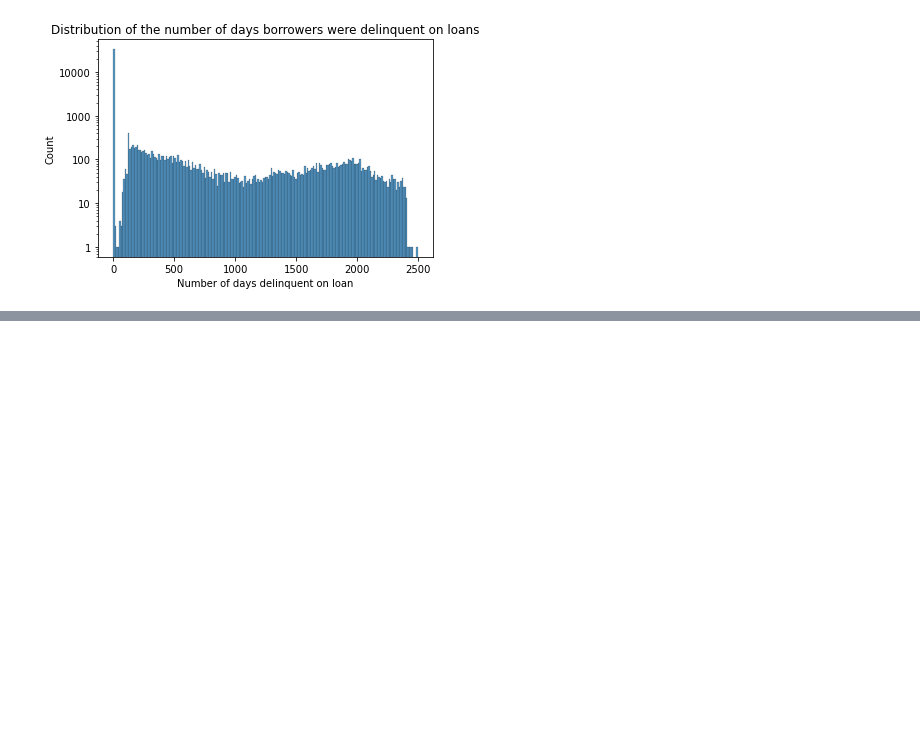
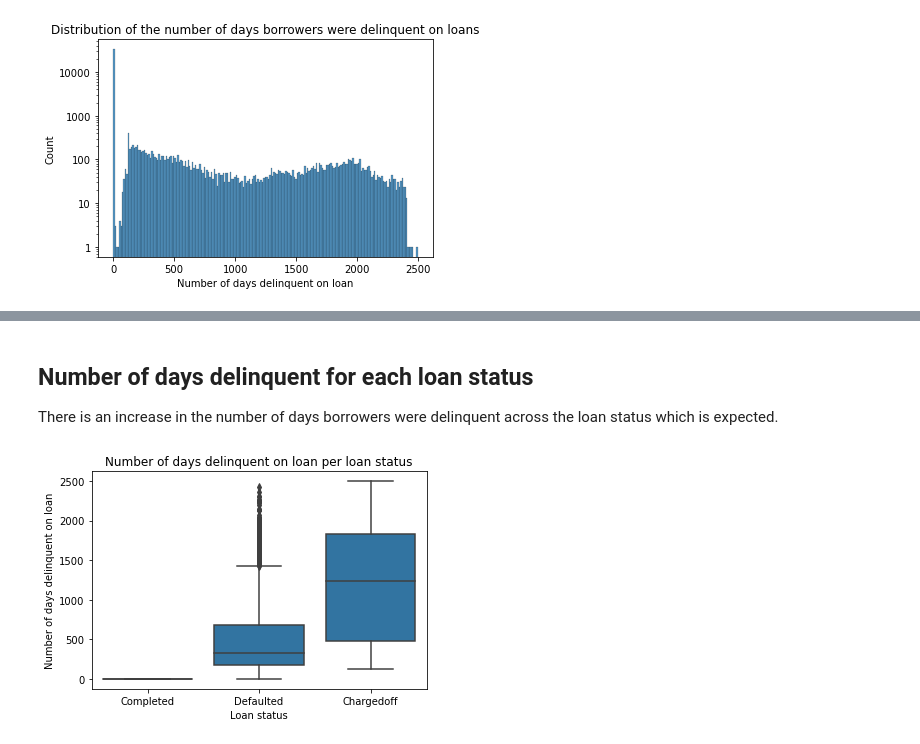
Before and after one commit to cnikoro/prosper_loan_eda, a Jupyter notebook: Part_II_slide_deck_template.ipynb, the cells around one changed output, grey strips where cells are left out. Saved outputs shown, nothing was run; the diff lists cells and outputs as text; code cells hidden in the pictures; blank space fills up the shorter version.

```diff
--- a/Part_II_slide_deck_template.ipynb
+++ b/Part_II_slide_deck_template.ipynb
@@ -220,0 +195,15 @@ sns.boxplot(data=loan_sub_data, x='LoanStatus', y='LoanPrincipalOutstanding')
+# %% [markdown]
+## Number of days delinquent for each loan status
+
+There is an increase in the number of days borrowers were delinquent across the loan status which is expected.
+# %%
+# box plot showing the relationship between loan status and number of days delinquent
+sns.boxplot(data=loan_sub_data, x='LoanStatus', y='LoanCurrentDaysDelinquent', color=sns.color_palette()[0])
+
+plt.xlabel("Loan status")
+plt.ylabel("Number of days delinquent on loan")
+plt.title("Number of days delinquent on loan per loan status")
+
+plt.show();
+# %% [output]
+[figure, added]
```
Also changed, not shown: parts of 16 cells of this notebook, 1 other file.
